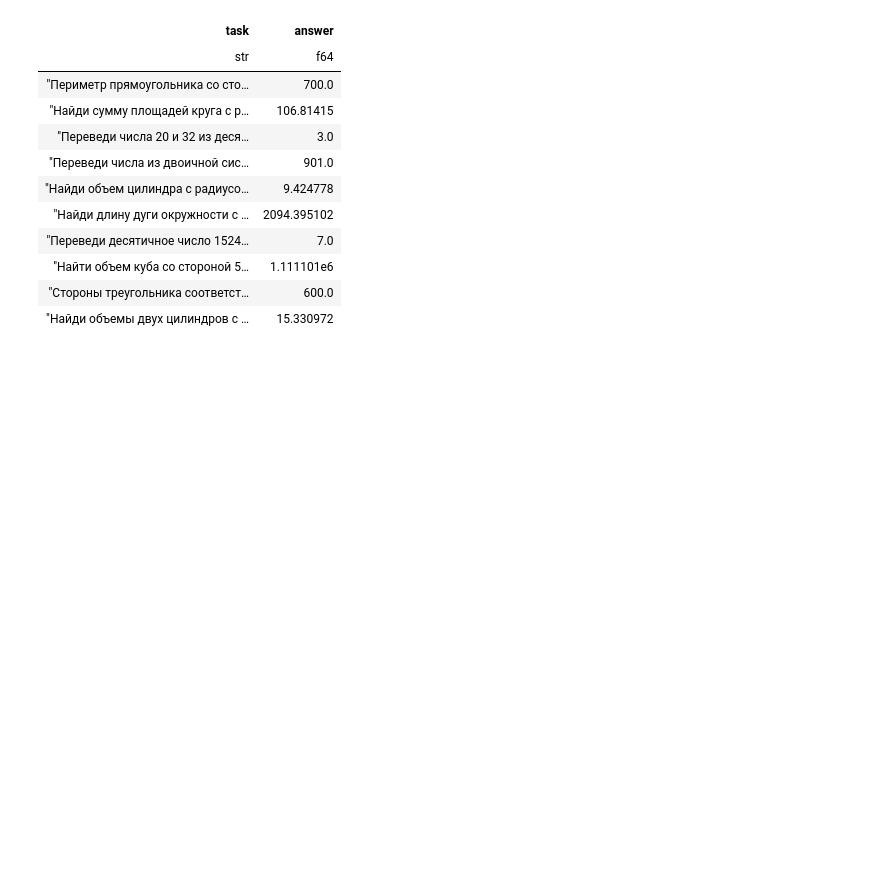
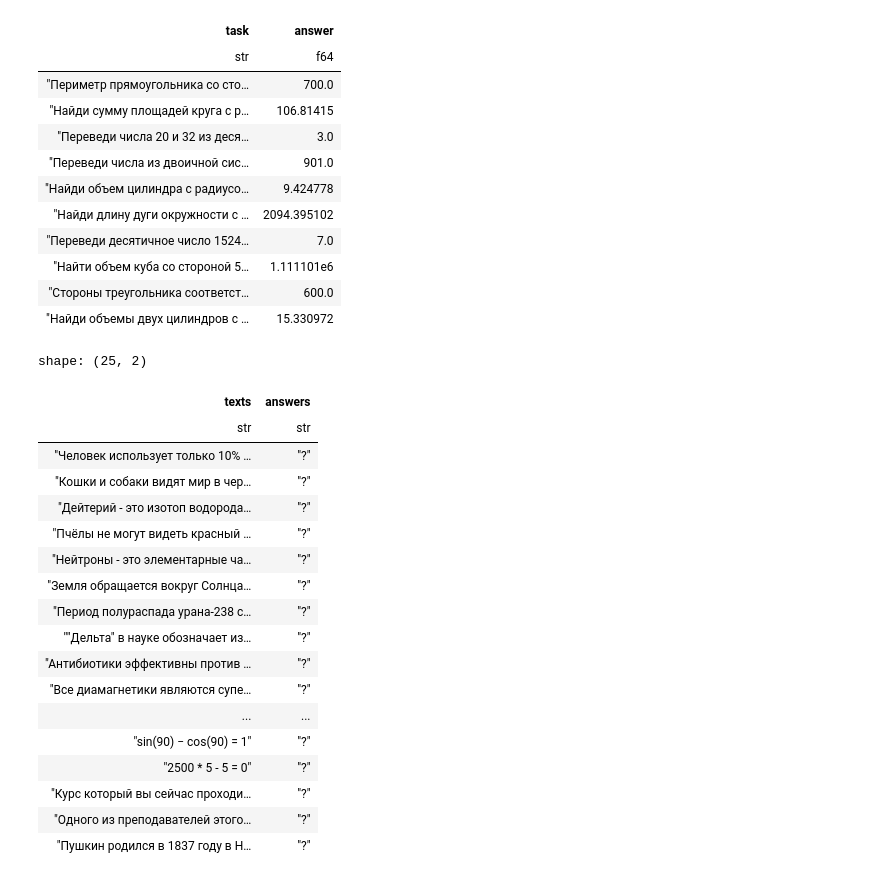
Before and after one commit to dimonpd/LLM_practical_course, a Jupyter notebook: 3_2_Решение_задач.ipynb, the cells around one changed output. Drawn from its saved outputs; the diff is of its cells as text; code cells hidden in the pictures; blank space fills up the shorter version.

```diff
--- a/3_2_Решение_задач.ipynb
+++ b/3_2_Решение_задач.ipynb
@@ -567,3 +567,27 @@ shape: (10, 2)
 | "Найти объем куба со стороной 5… | 1.111101e6 |
 | "Стороны треугольника соответст… | 600.0 |
 | "Найди объемы двух цилиндров с … | 15.330972 |
+# %%
+df = pl.read_csv('https://stepik.org/media/attachments/lesson/1110884/questions.csv')
+# %%
+df
+# %% [output]
+shape: (25, 2)
+| texts | answers |
+| str | str |
+| "Человек использует только 10% … | "?" |
+| "Кошки и собаки видят мир в чер… | "?" |
+| "Дейтерий - это изотоп водорода… | "?" |
+| "Пчёлы не могут видеть красный … | "?" |
+| "Нейтроны - это элементарные ча… | "?" |
+| "Земля обращается вокруг Солнца… | "?" |
+| "Период полураспада урана-238 с… | "?" |
+| ""Дельта" в науке обозначает из… | "?" |
+| "Антибиотики эффективны против … | "?" |
+| "Все диамагнетики являются супе… | "?" |
+| ... | ... |
+| "sin(90) − cos(90) = 1" | "?" |
+| "2500 * 5 - 5 = 0" | "?" |
+| "Курс который вы сейчас проходи… | "?" |
+| "Одного из преподавателей этого… | "?" |
+| "Пушкин родился в 1837 году в Н… | "?" |
```
Also changed, not shown: parts of 17 cells of this notebook, 8 other files.
